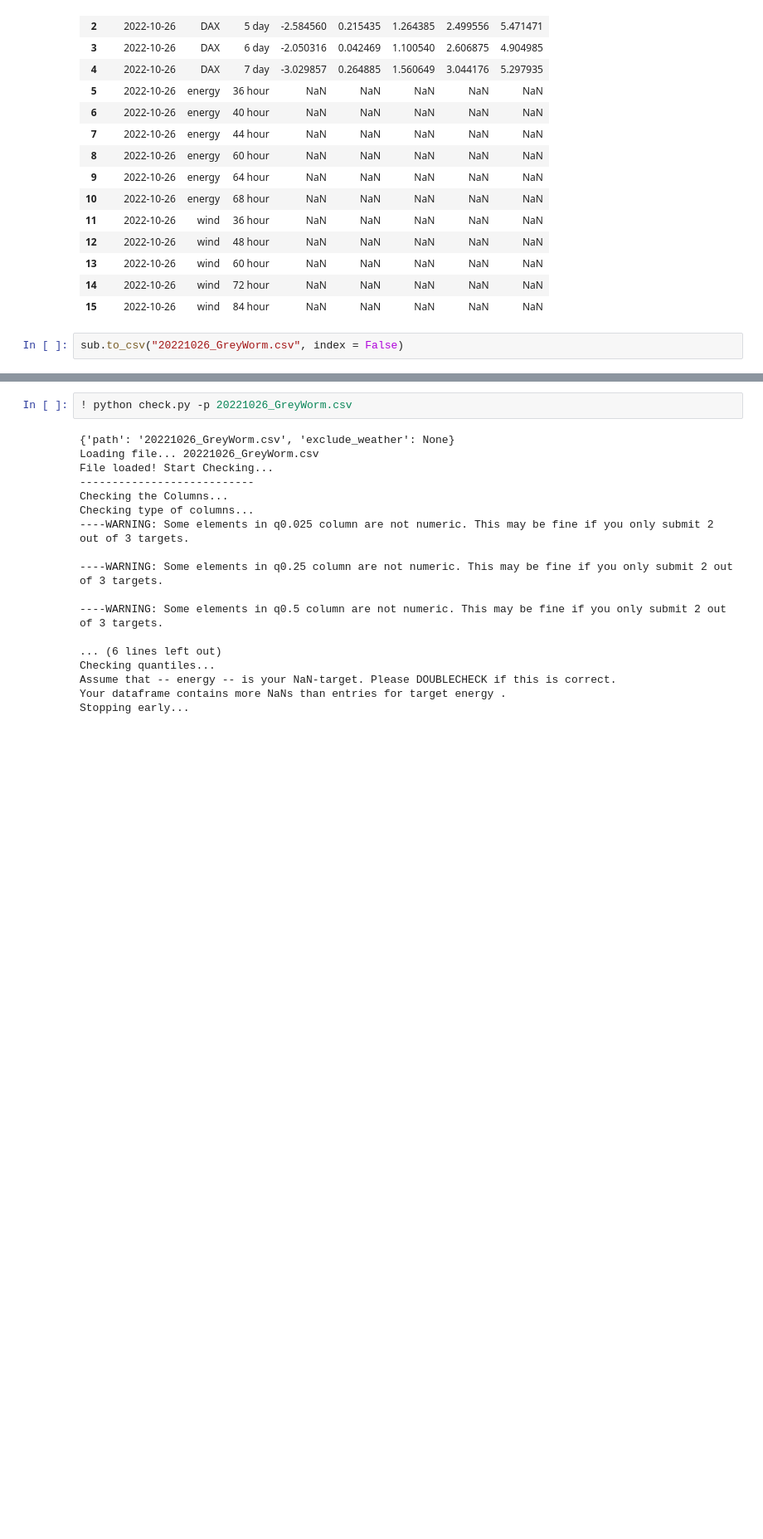
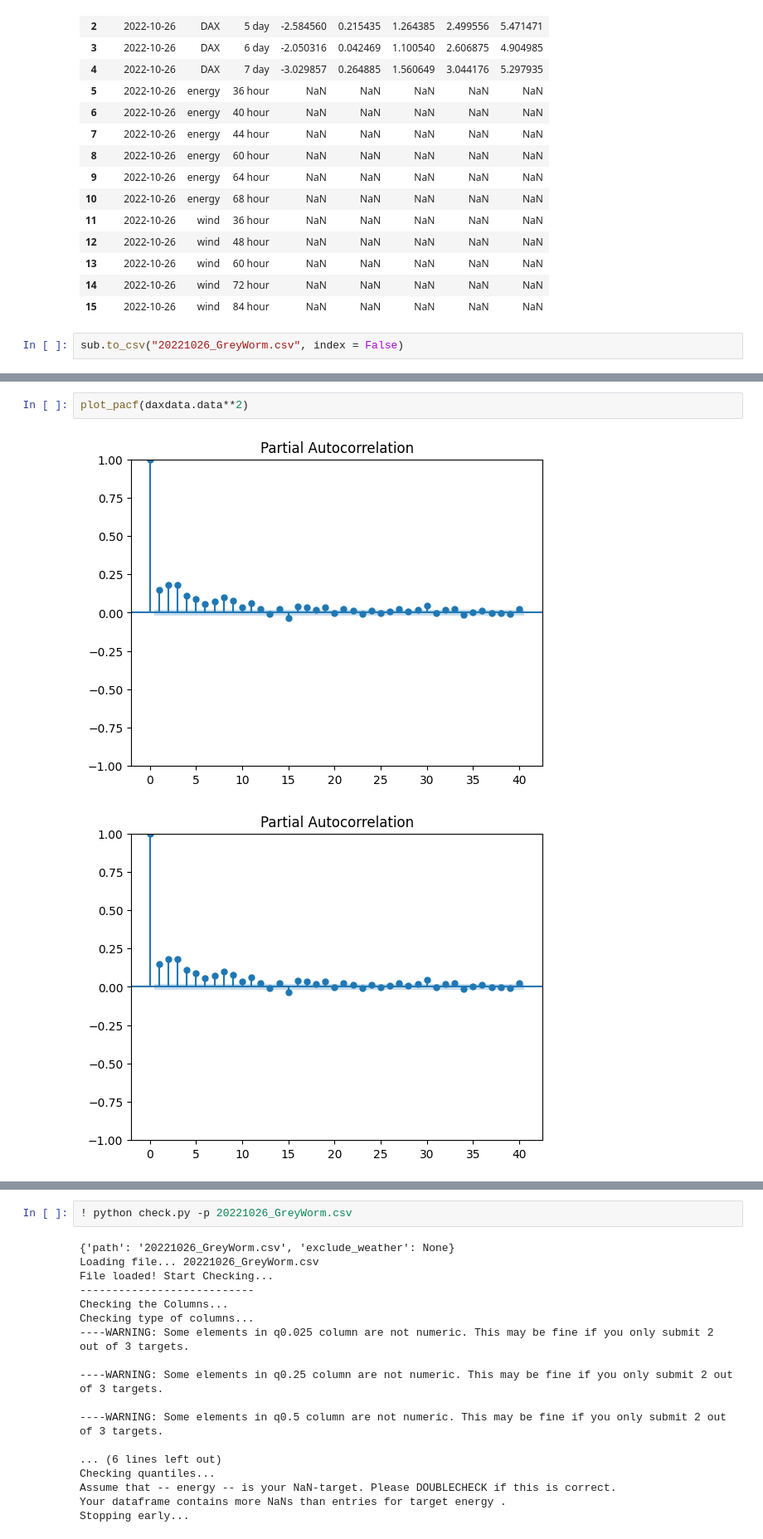
Before and after one commit to FabianWylczoch/Forecasting, a Jupyter notebook: PTSFC.ipynb, the cells around one changed output, grey strips where cells are left out. Shown: that part at 83% size. Drawn from its saved outputs; the diff is of its cells as text; blank space fills up the shorter version.

```diff
--- a/PTSFC.ipynb
+++ b/PTSFC.ipynb
@@ -162,0 +241,5 @@ sub.to_csv("20221026_GreyWorm.csv", index = False)
+# %%
+plot_pacf(daxdata.data**2)
+# %% [output]
+[figure, added]
+[figure, added]
```
Also changed, not shown: parts of 52 cells of this notebook, 1 other file.
